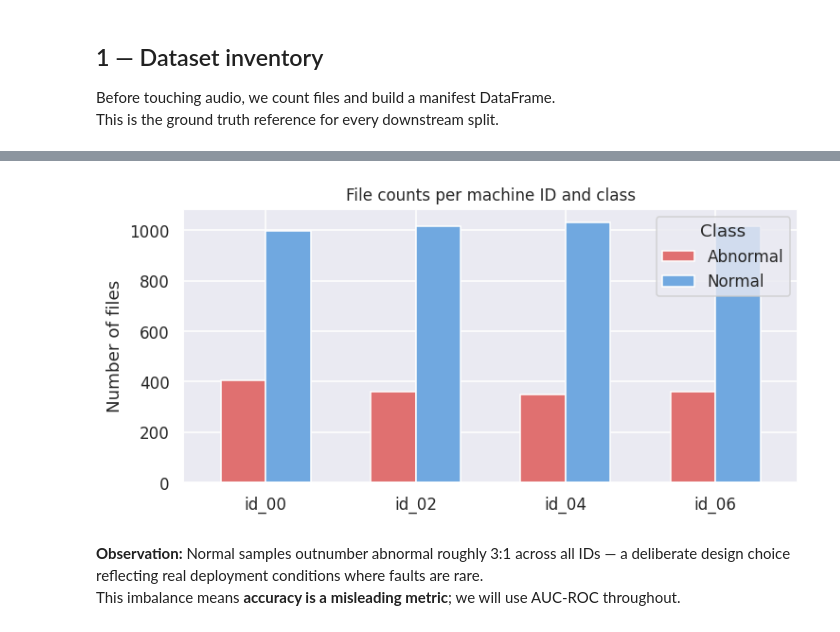
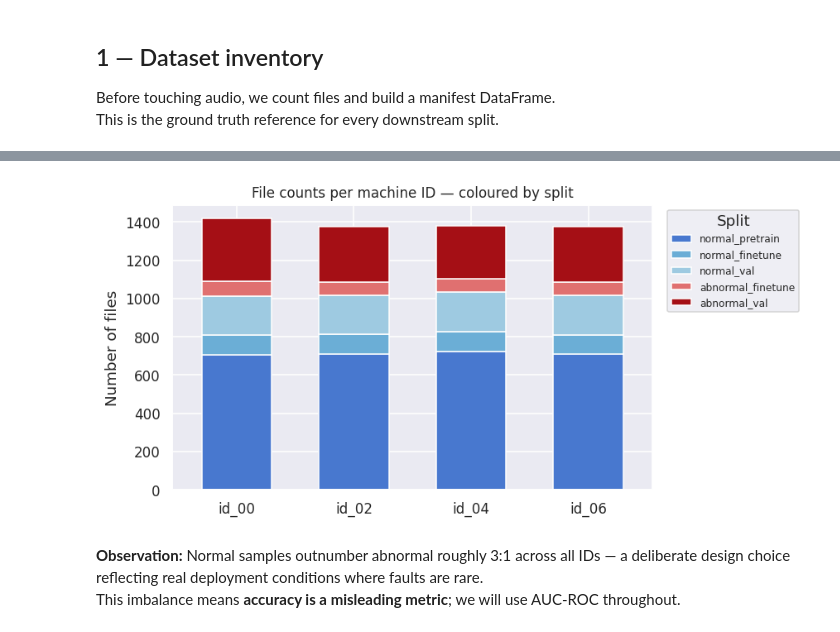
Before and after one commit to wikiwa1/ASD-with-SSL, a Jupyter notebook: EDA.ipynb, the cells around one changed output, grey strips where cells are left out. Cells and saved outputs as stored; diff of their text form; code cells hidden in the pictures.

````diff
--- a/EDA.ipynb
+++ b/EDA.ipynb
@@ -18,6 +18,9 @@ fan/
 ```
 
 Each file is a **10-second, 16 kHz, 8-channel** recording from a circular microphone array. The −6 dB split is the hardest: significant background noise is mixed in, simulating a realistic factory floor.
+# %%
+#Using Colab?
+COLAB = False
 # %%
 # ── imports ──────────────────────────────────────────────────────────────────
 import os
@@ -44,7 +47,12 @@ random.seed(SEED)
 np.random.seed(SEED)
 
 # ── paths ─────────────────────────────────────────────────────────────────────
-DATA_ROOT = Path('fan')   # adjust if data lives elsewhere
+if COLAB:
+    from google.colab import drive
+    drive.mount('/content/drive')
+    DATA_ROOT = Path('drive/MyDrive/ASD-with-SSL/data/fan')
+else:
+    DATA_ROOT = Path('fan')
 MACHINE_IDS = ['id_00', 'id_02', 'id_04', 'id_06']
 SR = 16_000               # native sample rate
 CHANNEL = 0               # which mic channel to use (0–7); channel 0 is conventional
@@ -81,17 +120,22 @@ id_06            361    1015        26.2%
 # %%
-# ── bar chart: file counts per ID and class ───────────────────────────────────
-fig, ax = plt.subplots(figsize=(7, 3.5))
-counts = manifest.groupby(['machine_id', 'label']).size().unstack()
-counts.plot(kind='bar', ax=ax, color=['#e07070', '#70a8e0'], edgecolor='white', width=0.6)
-ax.set_title('File counts per machine ID and class')
+# ── stacked bar: file counts per split and machine ID ────────────────────────
+split_order  = ['normal_pretrain', 'normal_finetune', 'normal_val',
+                 'abnormal_finetune', 'abnormal_val']
+split_colors = ['#4878cf', '#6baed6', '#9ecae1', '#e07070', '#a50f15']
+
+counts = manifest.groupby(['machine_id', 'split']).size().unstack(fill_value=0)[split_order]
+
+ax = counts.plot(kind='bar', stacked=True, figsize=(8, 4),
+                  color=split_colors, edgecolor='white', width=0.6)
+ax.set_title('File counts per machine ID — coloured by split')
 ax.set_xlabel('')
 ax.set_ylabel('Number of files')
-ax.legend(title='Class', labels=['Abnormal', 'Normal'])
+ax.legend(title='Split', bbox_to_anchor=(1.02, 1), loc='upper left', fontsize=8)
 plt.xticks(rotation=0)
 plt.tight_layout()
 plt.show()
 # %% [output]
-[figure, old version]
+[figure, new version]
 # %% [markdown]
 **Observation:** Normal samples outnumber abnormal roughly 3:1 across all IDs — a deliberate design choice reflecting real deployment conditions where faults are rare.
 This imbalance means **accuracy is a misleading metric**; we will use AUC-ROC throughout.
````
Also changed, not shown: parts of 27 cells of this notebook.
